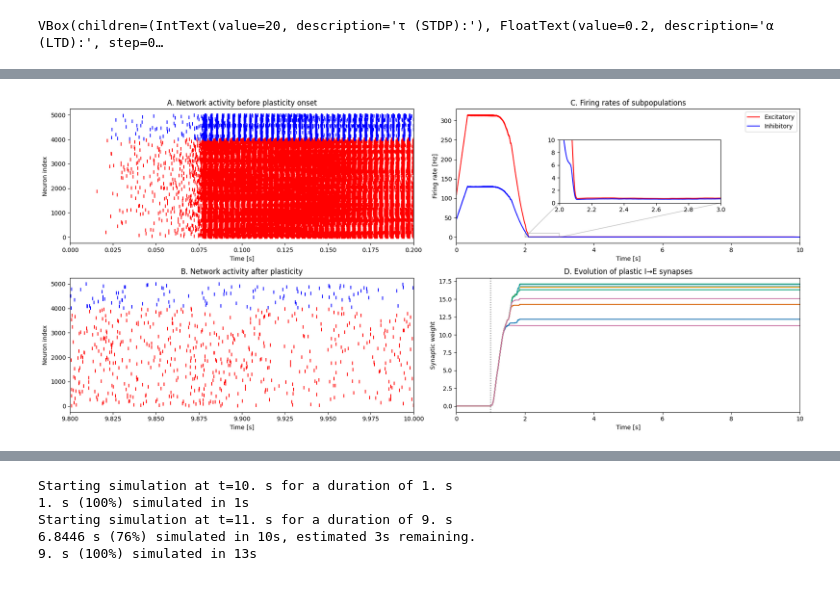
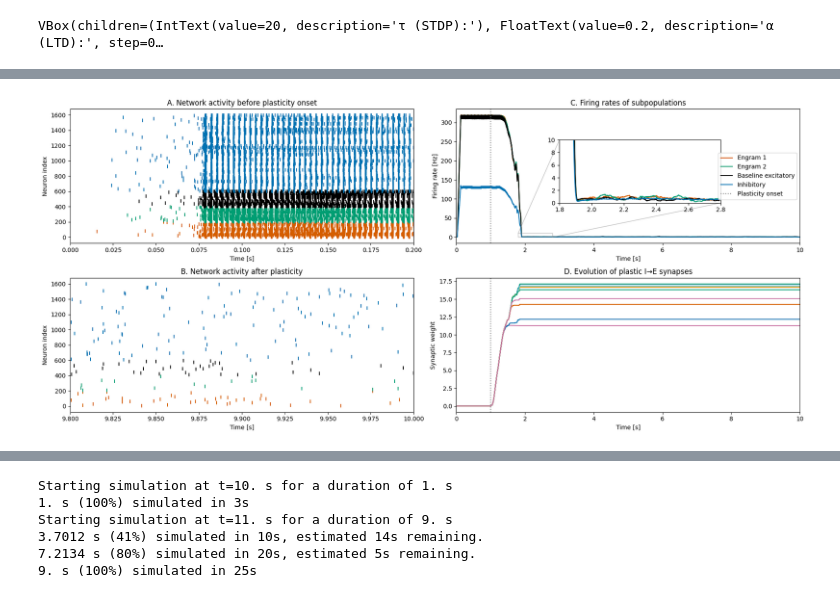
Before and after one commit to prubisch/GRS_2025_spiking_EI_workshop, a Jupyter notebook: Spiking EI Networks - GRS Tutorial.ipynb, the cells around one changed output, grey strips where cells are left out. Saved outputs shown, nothing was run; the diff lists cells and outputs as text; code cells hidden in the pictures.

```diff
--- a/Spiking EI Networks - GRS Tutorial.ipynb
+++ b/Spiking EI Networks - GRS Tutorial.ipynb
@@ -709,50 +726,57 @@ run(9 * second, report=None)
 fig, ax = plt.subplots(2, 2, figsize=(18, 8))
 
 # Extract smoothed rates
-def smooth(rate_monitor):
-    return rate_monitor.smooth_rate(window='flat', width=0.5 * second) / Hz
+def smooth(rate_monitor, window):
+    return rate_monitor.smooth_rate(window='flat', width=window * second) / Hz
 
 # Raster plots before/after plasticity
 def plot_raster(ax_raster, t_window, title):
-    ax_raster.scatter(s_E.t / second, s_E.i, color='r', marker='|', label='E')
-    ax_raster.scatter(s_I.t / second, s_I.i + N_E, color='b', marker='|', label='I')
+    ax_raster.scatter(s_E1.t,s_E1.i, color = palette[2], marker = '|')
+    ax_raster.scatter(s_E2.t,s_E2.i+(engram_1.shape[0]), color = palette[1], marker = '|')
+    ax_raster.scatter(s_Ec.t,s_Ec.i+(engram_1.shape[0])+(engram_2.shape[0]), color = 'k', marker = '|')
+    ax_raster.scatter(s_I.t / second, s_I.i +(engram_1.shape[0])+(engram_2.shape[0])+engram_1.shape[0], color= palette[0], marker='|')
     ax_raster.set_xlim(*t_window)
     ax_raster.set_xlabel('Time [s]')
     ax_raster.set_ylabel('Neuron index')
     ax_raster.set_title(title)
 
 plot_raster(ax[0, 0], (0, 0.2), 'A. Network activity before plasticity onset')
 plot_raster(ax[1, 0], (9.8, 10), 'B. Network activity after plasticity')
 
 # Population firing rates
-ax[0, 1].plot(r_E.t / second, smooth(r_E), color='r', label='Excitatory')
-ax[0, 1].plot(r_I.t / second, smooth(r_I), color='b', label='Inhibitory')
+ax[0, 1].plot(r_E1.t / second, smooth(r_E1, 0.1), color=palette[2], label='Engram 1')
+ax[0, 1].plot(r_E2.t / second, smooth(r_E2,0.1), color=palette[1], label='Engram 2')
+ax[0, 1].plot(r_Ec.t / second, smooth(r_Ec,0.1), color='k', label='Baseline excitatory')
+ax[0, 1].plot(r_I.t / second, smooth(r_I,0.1), color=palette[0], label='Inhibitory')
 ax[0, 1].set_xlim(0, 10)
+ax[0, 1].axvline(1, ls=':', color='grey', label='Plasticity onset')
 ax[0, 1].set_xlabel('Time [s]')
 ax[0, 1].set_ylabel('Firing rate [Hz]')
 ax[0, 1].set_title('C. Firing rates of subpopulations')
 ax[0, 1].legend()
 
 # Zoomed inset on rate transitions
-x1, x2, y1, y2 = 2, 3, 0, 10
+x1, x2, y1, y2 = 1.8, 2.8, 0, 10
 axins = ax[0, 1].inset_axes([.3, .3, .47, .47], xlim=(x1, x2), ylim=(y1, y2))
-axins.plot(r_E.t / second, smooth(r_E), color='r')
-axins.plot(r_I.t / second, smooth(r_I), color='b')
+axins.plot(r_E1.t / second, smooth(r_E1, 0.1), color=palette[2])
+axins.plot(r_E2.t / second, smooth(r_E2, 0.1), color=palette[1])
+axins.plot(r_Ec.t / second, smooth(r_Ec, 0.1), color='k')
+axins.plot(r_I.t / second, smooth(r_I,0.1), color=palette[0])
 ax[0, 1].indicate_inset_zoom(axins)
 
 # Synaptic weight evolution
 for i in range(10):
     ax[1, 1].plot(ws.t / second, ws.w[i])
 ax[1, 1].axvline(1, ls=':', color='grey', label='Plasticity onset')
 ax[1, 1].set_xlim(0, 10)
 ax[1, 1].set_xlabel('Time [s]')
 ax[1, 1].set_ylabel('Synaptic weight')
 ax[1, 1].set_title('D. Evolution of plastic I→E synapses')
 
 fig.tight_layout()
 plt.show()
 # %% [output]
-[figure, old version]
+[figure, new version]
 # %% [markdown]
 ### 5.3 Stabilising inserted memory engrams via inhibitory plasticity
 
@@ -764,41 +788,11 @@ However, increasing excitatory weights disrupts the EI balance and can lead to p
 
 ![title](insert_engram_network.png)
 # %%
-# Define neurons to include in the engrams
-engram_1 = np.arange(1800, 2000)
-engram_2 = np.arange(1975, 2175)
-
-# Save weight matrix before engram insertion
-W_before = np.full((N_E + N_I, N_E + N_I), np.nan)
-W_before[EE.i[:], EE.j[:]] = EE.w[:]
-W_before[II.i[:] + N_E, II.j[:] + N_E] = II.w[:] * -1
-W_before[IE.i[:] + N_E, IE.j[:]] = IE.w[:] * -1
-
 # Strengthen connections within engrams
 factor = 5
 EE.w[engram_1, engram_1] = factor
 EE.w[engram_2, engram_2] = factor
 
-# Save weight matrix after engram insertion
-W_after = np.full((N_E + N_I, N_E + N_I), np.nan)
-W_after[EE.i[:], EE.j[:]] = EE.w[:]
-W_after[II.i[:] + N_E, II.j[:] + N_E] = II.w[:] * -1
-W_after[IE.i[:] + N_E, IE.j[:]] = IE.w[:] * -1
-
-store(filename='stored_networks/inserted_engrams_EI_network')
-
-# Setup monitors
-s_E1 = SpikeMonitor(N_Pop[engram_1])
-s_E2 = SpikeMonitor(N_Pop[engram_2])
-s_Ec = SpikeMonitor(N_Pop[np.arange(engram_1.shape[0], dtype=int)])
-s_I = SpikeMonitor(N_Pop[N_E:])
-
-r_E1 = PopulationRateMonitor(N_Pop[engram_1])
-r_E2 = PopulationRateMonitor(N_Pop[engram_2])
-r_Ec = PopulationRateMonitor(N_Pop[np.arange(engram_1.shape[0], dtype=int)])
-r_I = PopulationRateMonitor(N_Pop[N_E:])
-
-ws = StateMonitor(IE, ['w'], record=np.arange(10), dt=1 * ms)
 
 # Phase 1: Run network with engram but without plasticity
 eta = 0
@@ -809,10 +803,11 @@ eta = 0.01
 run(9 * second, report='text')
 # %% [output]
 Starting simulation at t=10. s for a duration of 1. s
-1. s (100%) simulated in 1s
+1. s (100%) simulated in 3s
 Starting simulation at t=11. s for a duration of 9. s
-6.8446 s (76%) simulated in 10s, estimated 3s remaining.
-9. s (100%) simulated in 13s
+3.7012 s (41%) simulated in 10s, estimated 14s remaining.
+7.2134 s (80%) simulated in 20s, estimated 5s remaining.
+9. s (100%) simulated in 25s
 # %%
 # Visualisation
 
```
Also changed, not shown: parts of 18 cells of this notebook, 1 other file.
